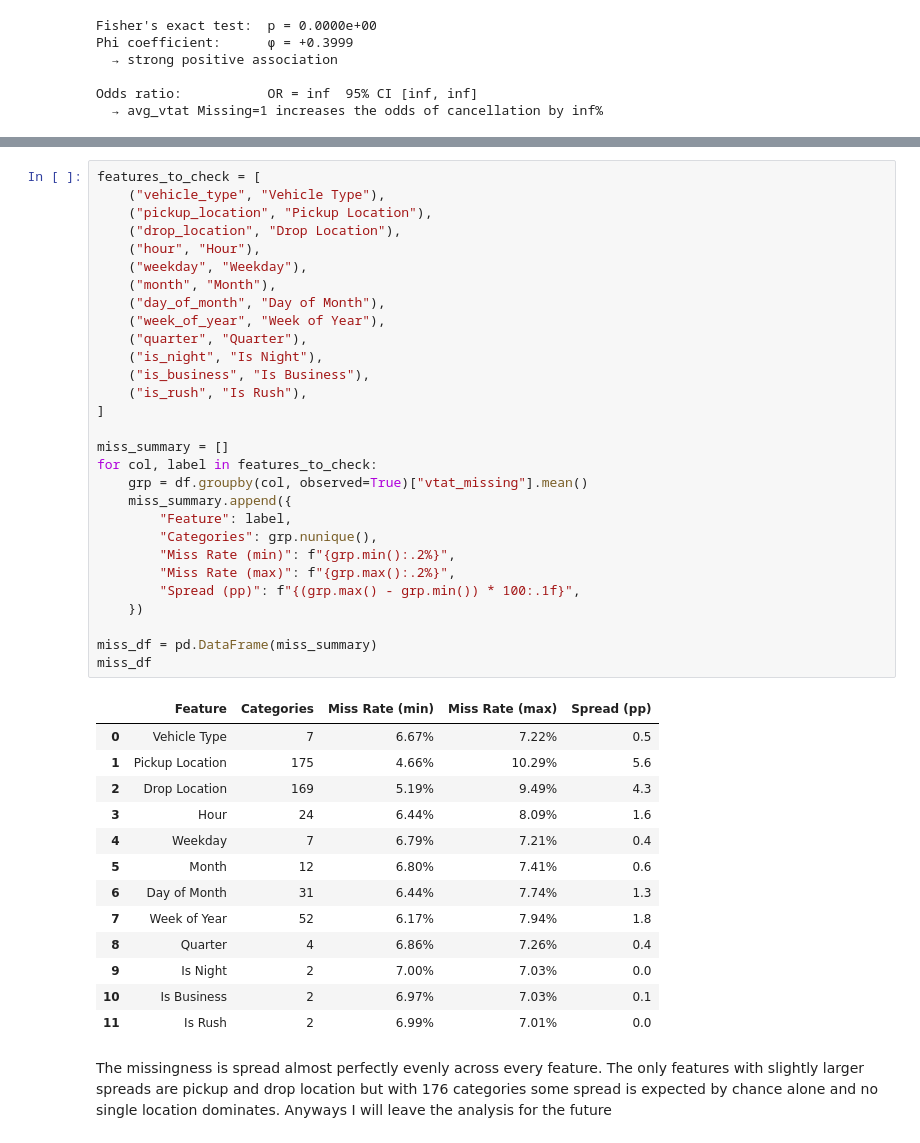
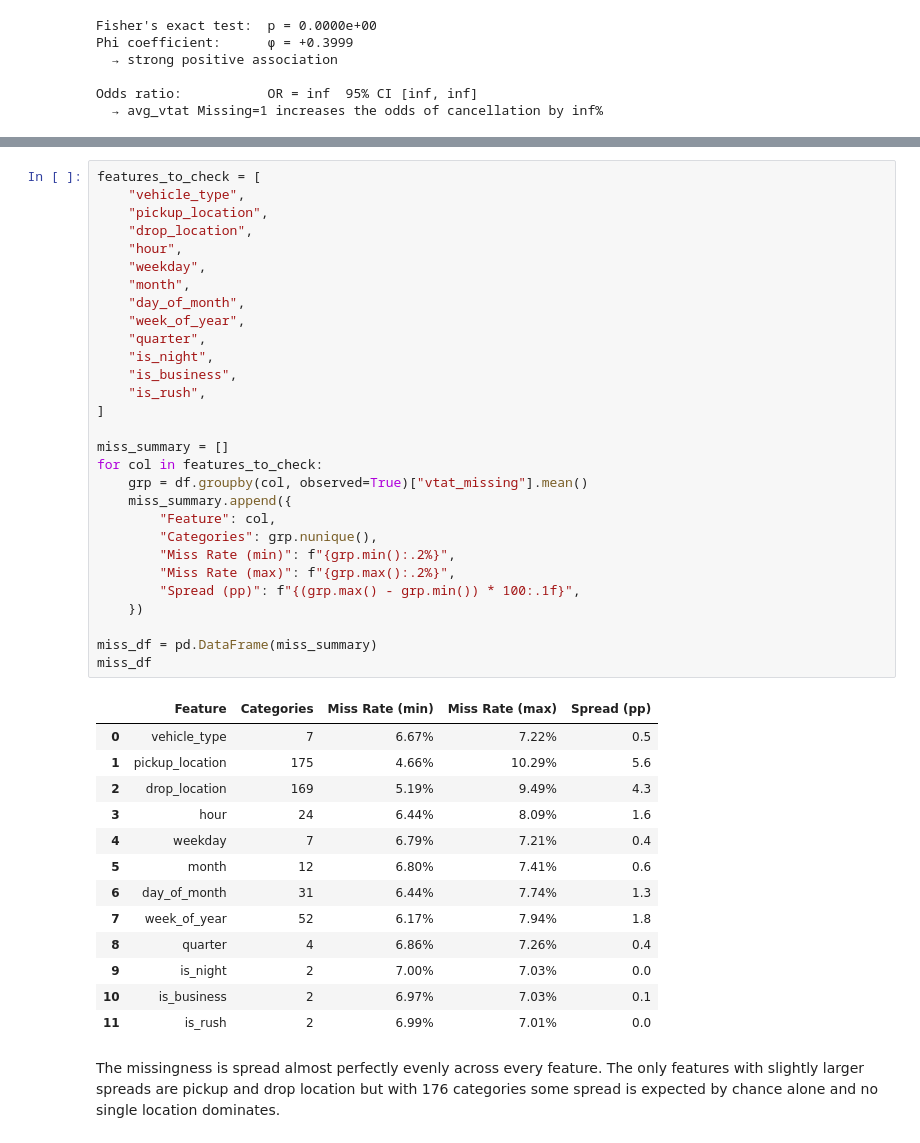
Before and after one commit to amaldu/uber-ride-cancellation-prediction, a Jupyter notebook: uber-analysis/notebooks/05_bivar_eda.ipynb, the cells around one changed output, grey strips where cells are left out. Drawn from its saved outputs; the diff is of its cells as text.

```diff
--- a/uber-analysis/notebooks/05_bivar_eda.ipynb
+++ b/uber-analysis/notebooks/05_bivar_eda.ipynb
@@ -822,45 +830,45 @@ Odds ratio:           OR = inf  95% CI [inf, inf]
 # %%
 features_to_check = [
-    ("vehicle_type", "Vehicle Type"),
-    ("pickup_location", "Pickup Location"),
-    ("drop_location", "Drop Location"),
-    ("hour", "Hour"),
-    ("weekday", "Weekday"),
-    ("month", "Month"),
-    ("day_of_month", "Day of Month"),
-    ("week_of_year", "Week of Year"),
-    ("quarter", "Quarter"),
-    ("is_night", "Is Night"),
-    ("is_business", "Is Business"),
-    ("is_rush", "Is Rush"),
+    "vehicle_type",
+    "pickup_location",
+    "drop_location",
+    "hour",
+    "weekday",
+    "month",
+    "day_of_month",
+    "week_of_year",
+    "quarter",
+    "is_night",
+    "is_business",
+    "is_rush",
 ]
 
 miss_summary = []
-for col, label in features_to_check:
+for col in features_to_check:
     grp = df.groupby(col, observed=True)["vtat_missing"].mean()
     miss_summary.append({
-        "Feature": label,
+        "Feature": col,
         "Categories": grp.nunique(),
         "Miss Rate (min)": f"{grp.min():.2%}",
         "Miss Rate (max)": f"{grp.max():.2%}",
         "Spread (pp)": f"{(grp.max() - grp.min()) * 100:.1f}",
     })
 
 miss_df = pd.DataFrame(miss_summary)
 miss_df
 # %% [output]
 |  | Feature | Categories | Miss Rate (min) | Miss Rate (max) | Spread (pp) |
-| 0 | Vehicle Type | 7 | 6.67% | 7.22% | 0.5 |
-| 1 | Pickup Location | 175 | 4.66% | 10.29% | 5.6 |
-| 2 | Drop Location | 169 | 5.19% | 9.49% | 4.3 |
-| 3 | Hour | 24 | 6.44% | 8.09% | 1.6 |
-| 4 | Weekday | 7 | 6.79% | 7.21% | 0.4 |
-| 5 | Month | 12 | 6.80% | 7.41% | 0.6 |
-| 6 | Day of Month | 31 | 6.44% | 7.74% | 1.3 |
-| 7 | Week of Year | 52 | 6.17% | 7.94% | 1.8 |
-| 8 | Quarter | 4 | 6.86% | 7.26% | 0.4 |
-| 9 | Is Night | 2 | 7.00% | 7.03% | 0.0 |
-| 10 | Is Business | 2 | 6.97% | 7.03% | 0.1 |
-| 11 | Is Rush | 2 | 6.99% | 7.01% | 0.0 |
+| 0 | vehicle_type | 7 | 6.67% | 7.22% | 0.5 |
+| 1 | pickup_location | 175 | 4.66% | 10.29% | 5.6 |
+| 2 | drop_location | 169 | 5.19% | 9.49% | 4.3 |
+| 3 | hour | 24 | 6.44% | 8.09% | 1.6 |
+| 4 | weekday | 7 | 6.79% | 7.21% | 0.4 |
+| 5 | month | 12 | 6.80% | 7.41% | 0.6 |
+| 6 | day_of_month | 31 | 6.44% | 7.74% | 1.3 |
+| 7 | week_of_year | 52 | 6.17% | 7.94% | 1.8 |
+| 8 | quarter | 4 | 6.86% | 7.26% | 0.4 |
+| 9 | is_night | 2 | 7.00% | 7.03% | 0.0 |
+| 10 | is_business | 2 | 6.97% | 7.03% | 0.1 |
+| 11 | is_rush | 2 | 6.99% | 7.01% | 0.0 |
 # %% [markdown]
-The missingness is spread almost perfectly evenly across every feature. The only features with slightly larger spreads are pickup and drop location but with 176 categories some spread is expected by chance alone and no single location dominates. Anyways I will leave the analysis for the future
+The missingness is spread almost perfectly evenly across every feature. The only features with slightly larger spreads are pickup and drop location but with 176 categories some spread is expected by chance alone and no single location dominates.
```
Also changed, not shown: parts of 3 cells of this notebook, 1 other file.
